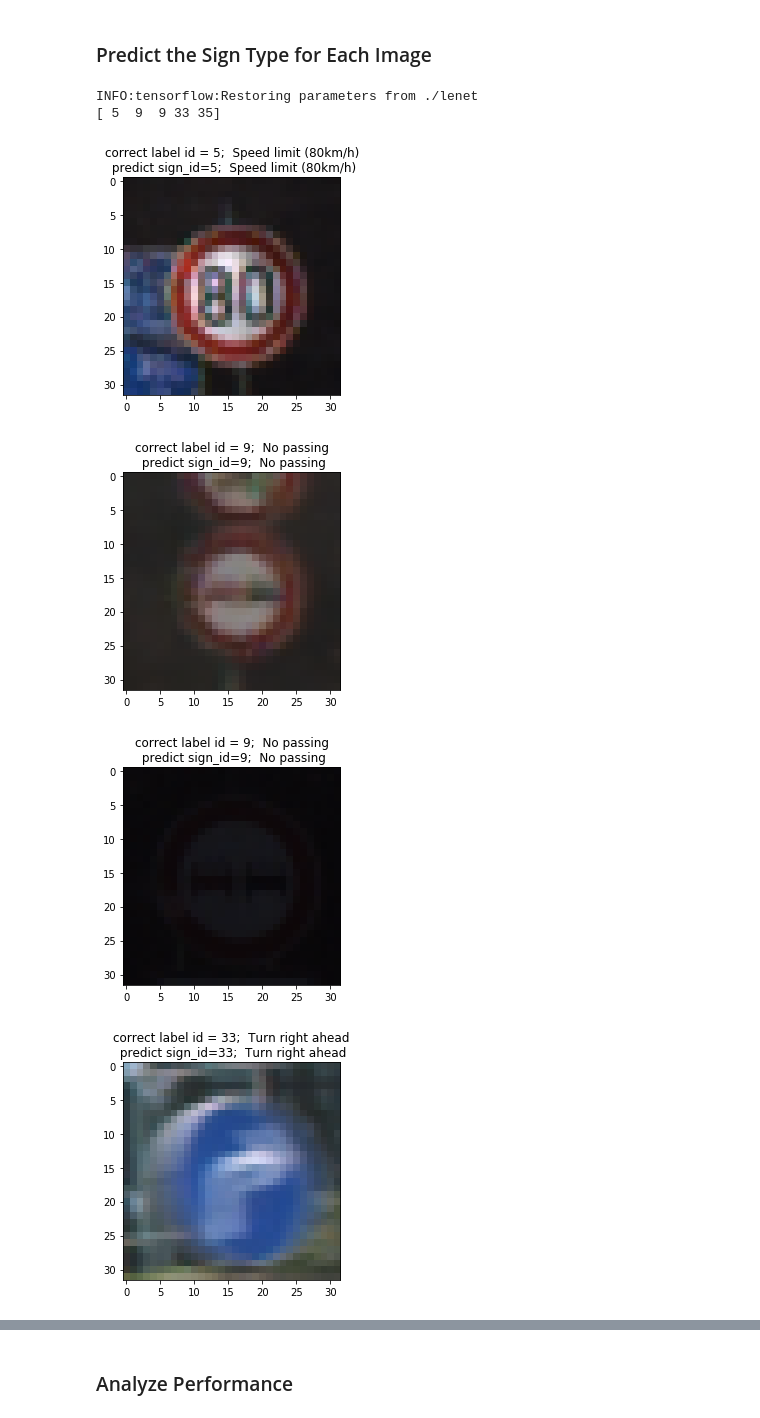
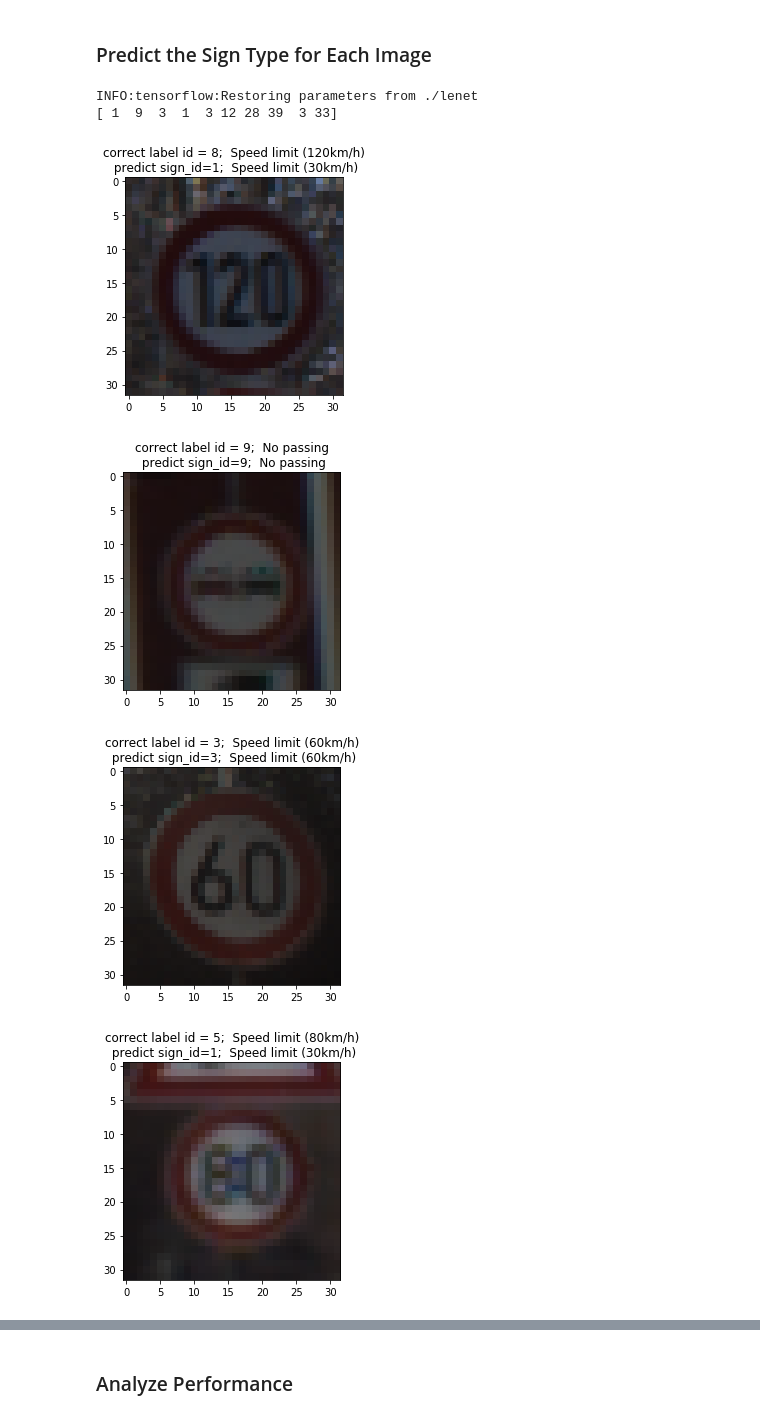
Before and after one commit to erickaoshoulin/CarND-LaneLines-P2, a Jupyter notebook: Traffic_Sign_Classifier.ipynb, the cells around one changed output, grey strips where cells are left out. Saved outputs shown, nothing was run; the diff lists cells and outputs as text; code cells hidden in the pictures.

```diff
--- a/Traffic_Sign_Classifier.ipynb
+++ b/Traffic_Sign_Classifier.ipynb
@@ -475,11 +475,7 @@ for idx in range(n_samples):
 # %%
 n_samples = 10
 top_n_predictions = 1
-
-
-#with tf.Session() as sess:
-#    prediction = sess.run(tf.argmax(logits, 1), feed_dict={x: random_test_features, keep_prob: 1.0})
-
+random_test_features, random_test_labels = tuple(zip(*random.sample(list(zip(test_features, test_labels)), n_samples)))
 
 
 #print (test_features)
@@ -522,35 +518,35 @@ with tf.Session(graph=loaded_graph) as sess:
 
     prediction = sess.run(tf.argmax(loaded_logits, 1), feed_dict={x: random_test_features, loaded_keep_prob: 1.0})
     print (prediction)
 
 
     # Get accuracy in batches for memory limitations
     test_batch_acc_total = 0
     test_batch_count = 0
 
     #for train_feature_batch, train_label_batch in helper.batch_features_labels(test_features, test_labels, batch_size):
     #    test_batch_acc_total += sess.run(
     #        loaded_acc,
     #        feed_dict={loaded_x: train_feature_batch, loaded_y: train_label_batch, loaded_keep_prob: 1.0})
     #    test_batch_count += 1
 
     #print('Testing Accuracy: {}\n'.format(test_batch_acc_total/test_batch_count))
 
     # Print Random Samples
     random_test_features, random_test_labels = tuple(zip(*random.sample(list(zip(test_features, test_labels)), n_samples)))
 
     print (random_test_labels[0])
 
     model_prediction = sess.run(loaded_model_prediction,
                          feed_dict={loaded_keep_prob: 1.0,
                                     loaded_x: random_test_features,
                                     loaded_y: random_test_labels
                                    })
   """
 # %% [output]
 INFO:tensorflow:Restoring parameters from ./lenet
-[ 5  9  9 33 35]
+[ 1  9  3  1  3 12 28 39  3 33]
-[figure, old version]
+[figure, new version]
-[figure, old version]
+[figure, new version]
-[figure, old version]
+[figure, new version]
-[figure, old version]
+[figure, new version]
```
Also changed, not shown: parts of 1 cell of this notebook.
